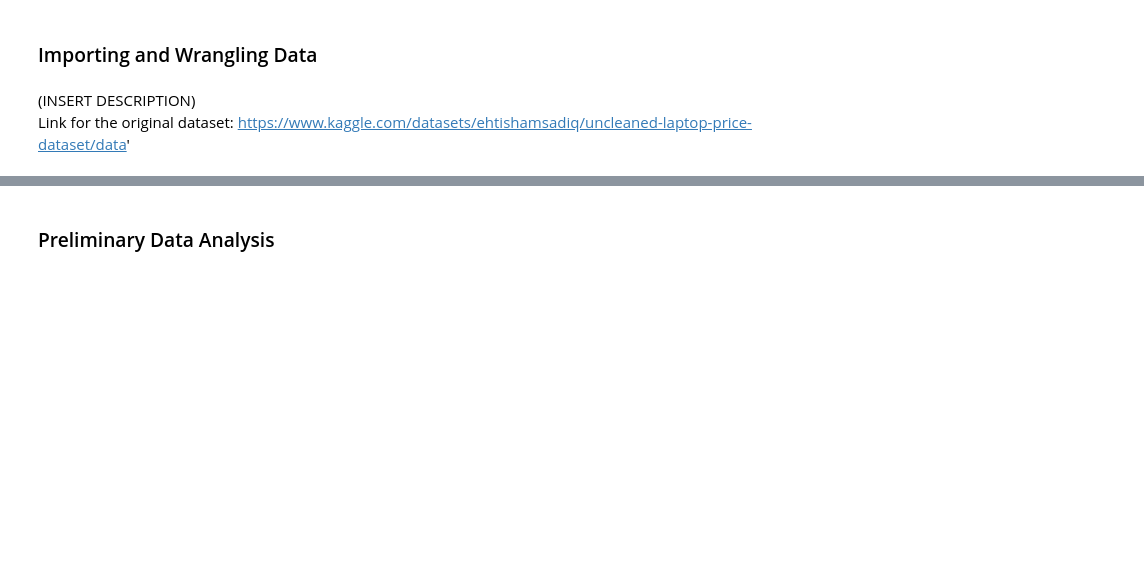
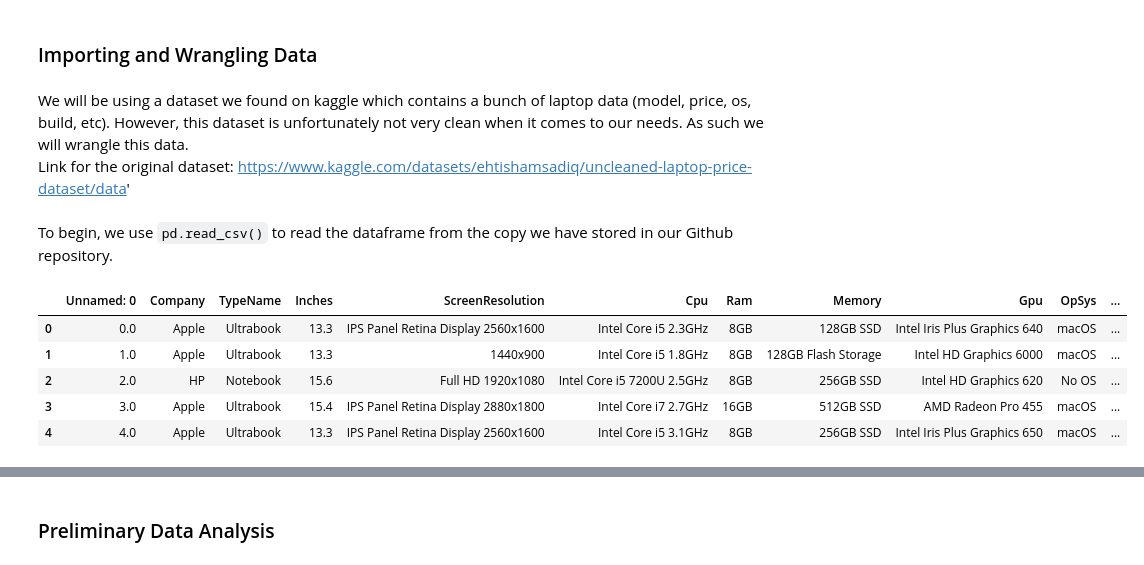
Before and after one commit to fyip3/ds_project, a Jupyter notebook: code/Analysis/Laptop Regressive Price Model.ipynb, the cells around one changed output, grey strips where cells are left out. Drawn from its saved outputs; the diff is of its cells as text; code cells hidden in the pictures; blank space fills up the shorter version.

```diff
--- a/code/Analysis/Laptop Regressive Price Model.ipynb
+++ b/code/Analysis/Laptop Regressive Price Model.ipynb
@@ -59,5 +59,18 @@ np.random.seed(1137110237) #Randomly picked seed
 # %% [markdown]
 ### Importing and Wrangling Data
 # %% [markdown]
-(INSERT DESCRIPTION)
+We will be using a dataset we found on kaggle which contains a bunch of laptop data (model, price, os, build, etc). However, this dataset is unfortunately not very clean when it comes to our needs. As such we will wrangle this data.
 <br> Link for the original dataset: https://www.kaggle.com/datasets/ehtishamsadiq/uncleaned-laptop-price-dataset/data'
+# %% [markdown]
+To begin, we use `pd.read_csv()` to read the dataframe from the copy we have stored in our Github repository.
+# %%
+# Loading csv file data as a pandas dataframe
+laptop_raw = pd.read_csv("https://raw.githubusercontent.com/fyip3/ds_project/main/data/laptopData.csv")
+laptop_raw.head(5)
+# %% [output]
+|  | Unnamed: 0 | Company | TypeName | Inches | ScreenResolution | Cpu | Ram | Memory | Gpu | OpSys | ... |
+| 0 | 0.0 | Apple | Ultrabook | 13.3 | IPS Panel Retina Display 2560x1600 | Intel Core i5 2.3GHz | 8GB | 128GB SSD | Intel Iris Plus Graphics 640 | macOS | ... |
+| 1 | 1.0 | Apple | Ultrabook | 13.3 | 1440x900 | Intel Core i5 1.8GHz | 8GB | 128GB Flash Storage | Intel HD Graphics 6000 | macOS | ... |
+| 2 | 2.0 | HP | Notebook | 15.6 | Full HD 1920x1080 | Intel Core i5 7200U 2.5GHz | 8GB | 256GB SSD | Intel HD Graphics 620 | No OS | ... |
+| 3 | 3.0 | Apple | Ultrabook | 15.4 | IPS Panel Retina Display 2880x1800 | Intel Core i7 2.7GHz | 16GB | 512GB SSD | AMD Radeon Pro 455 | macOS | ... |
+| 4 | 4.0 | Apple | Ultrabook | 13.3 | IPS Panel Retina Display 2560x1600 | Intel Core i5 3.1GHz | 8GB | 256GB SSD | Intel Iris Plus Graphics 650 | macOS | ... |
```
Also changed, not shown: parts of 4 cells of this notebook.
